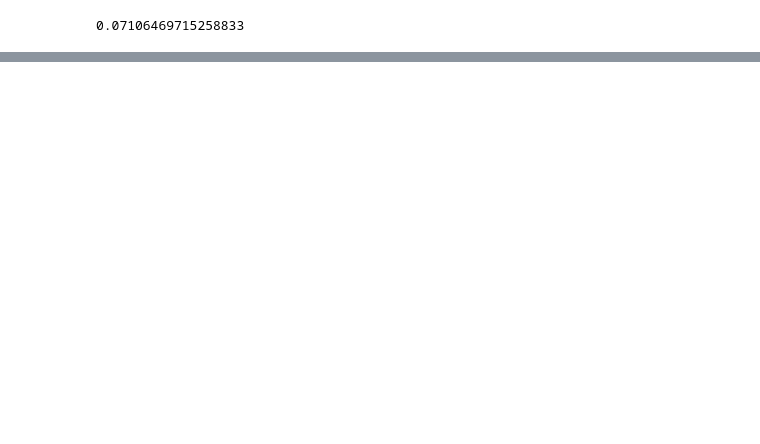
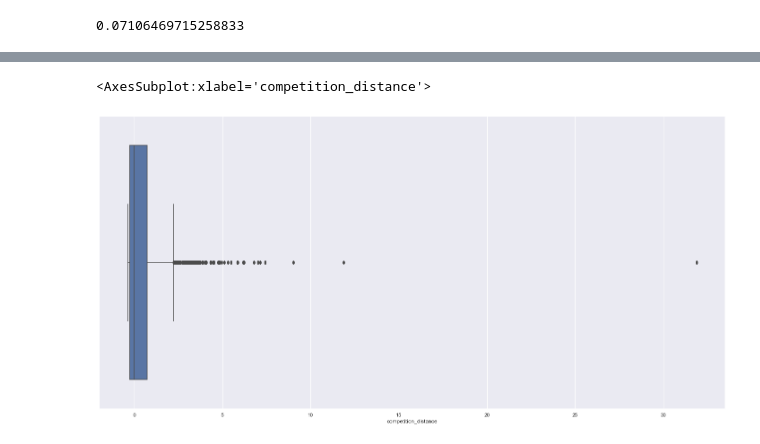
Before and after one commit to feduardor/DataScience_Em_Producao, a Jupyter notebook: m04_v01_store_sales_prediction.ipynb, the cells around one changed output, grey strips where cells are left out. Drawn from its saved outputs; the diff is of its cells as text; code cells hidden in the pictures; blank space fills up the shorter version.

```diff
--- a/m04_v01_store_sales_prediction.ipynb
+++ b/m04_v01_store_sales_prediction.ipynb
@@ -933,0 +948,5 @@ df5 = df4.copy()
+# %%
+sns.boxplot( df5['competition_distance'] )
+# %% [output]
+<AxesSubplot:xlabel='competition_distance'>
+[figure, added]
```
Also changed, not shown: parts of 19 cells of this notebook.
